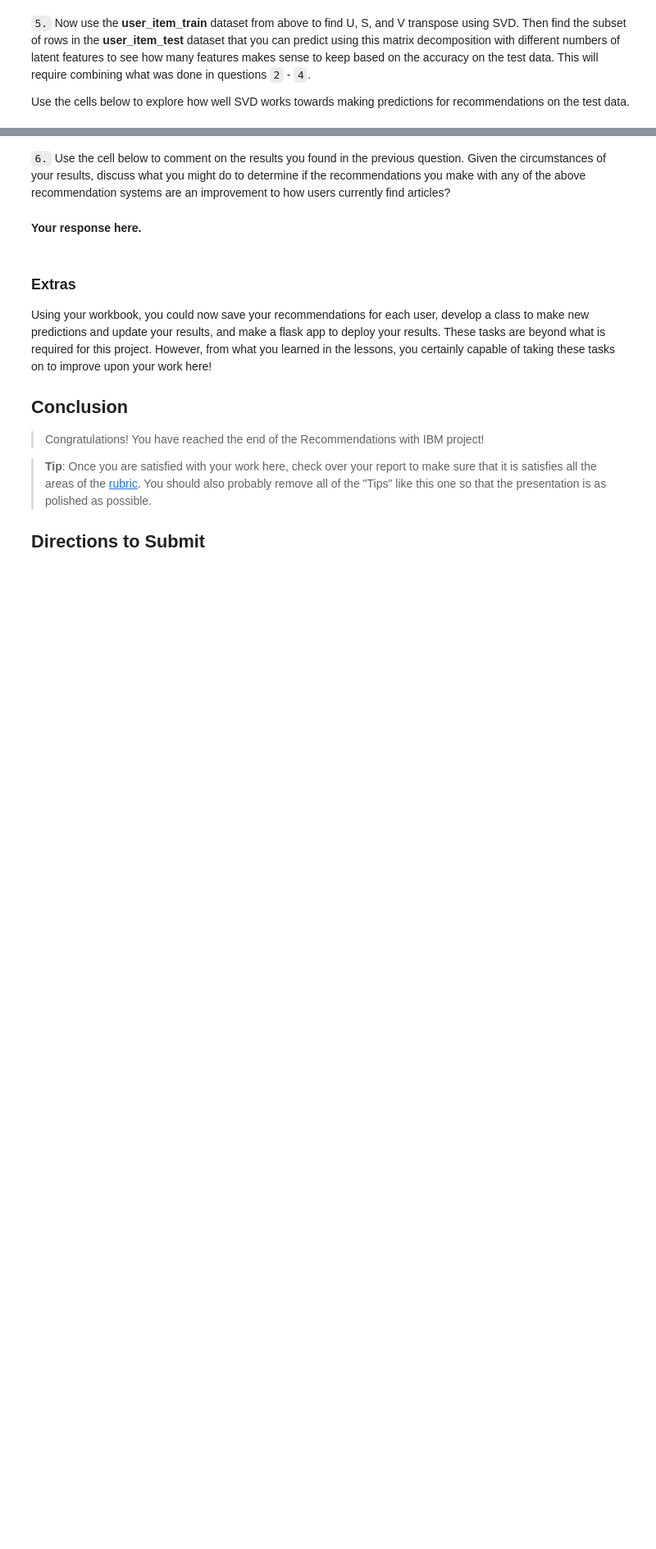
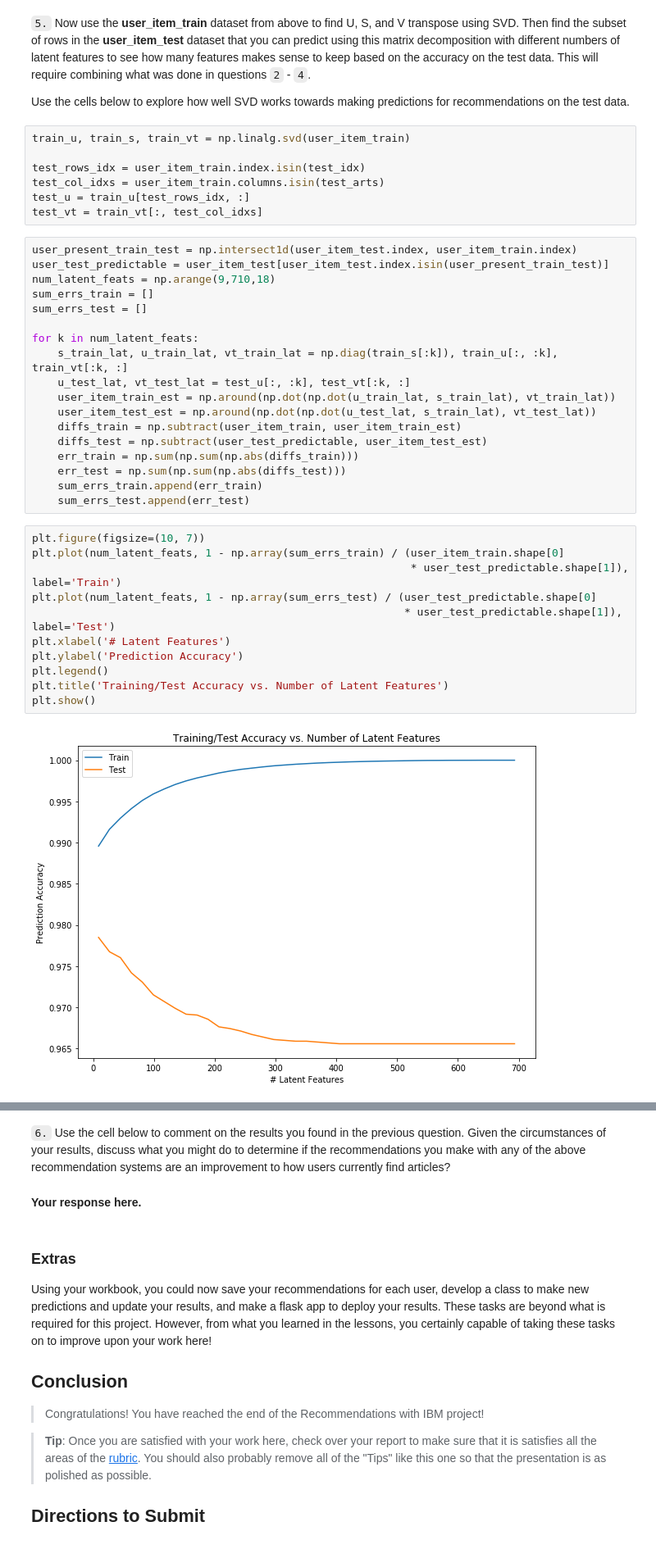
Before and after one commit to kangan28/project-5-Recommendation-with-IBM, a Jupyter notebook: Recommendations_with_IBM.ipynb, the cells around one changed output, grey strips where cells are left out. Shown at 82% size. Saved outputs shown, nothing was run; the diff lists cells and outputs as text; blank space fills up the shorter version.

```diff
--- a/Recommendations_with_IBM.ipynb
+++ b/Recommendations_with_IBM.ipynb
@@ -533,3 +550,41 @@ See the caveats in the documentation: http://pandas.pydata.org/pandas-docs/stabl
 `5.` Now use the **user_item_train** dataset from above to find U, S, and V transpose using SVD. Then find the subset of rows in the **user_item_test** dataset that you can predict using this matrix decomposition with different numbers of latent features to see how many features makes sense to keep based on the accuracy on the test data. This will require combining what was done in questions `2` - `4`.
 
 Use the cells below to explore how well SVD works towards making predictions for recommendations on the test data.
+# %%
+train_u, train_s, train_vt = np.linalg.svd(user_item_train)
+
+test_rows_idx = user_item_train.index.isin(test_idx)
+test_col_idxs = user_item_train.columns.isin(test_arts)
+test_u = train_u[test_rows_idx, :]
+test_vt = train_vt[:, test_col_idxs]
+# %%
+user_present_train_test = np.intersect1d(user_item_test.index, user_item_train.index)
+user_test_predictable = user_item_test[user_item_test.index.isin(user_present_train_test)]
+num_latent_feats = np.arange(9,710,18)
+sum_errs_train = []
+sum_errs_test = []
+
+for k in num_latent_feats:
+    s_train_lat, u_train_lat, vt_train_lat = np.diag(train_s[:k]), train_u[:, :k], train_vt[:k, :]
+    u_test_lat, vt_test_lat = test_u[:, :k], test_vt[:k, :]
+    user_item_train_est = np.around(np.dot(np.dot(u_train_lat, s_train_lat), vt_train_lat))
+    user_item_test_est = np.around(np.dot(np.dot(u_test_lat, s_train_lat), vt_test_lat))
+    diffs_train = np.subtract(user_item_train, user_item_train_est)
+    diffs_test = np.subtract(user_test_predictable, user_item_test_est)
+    err_train = np.sum(np.sum(np.abs(diffs_train)))
+    err_test = np.sum(np.sum(np.abs(diffs_test)))
+    sum_errs_train.append(err_train)
+    sum_errs_test.append(err_test)
+# %%
+plt.figure(figsize=(10, 7))
+plt.plot(num_latent_feats, 1 - np.array(sum_errs_train) / (user_item_train.shape[0]
+                                                           * user_test_predictable.shape[1]), label='Train')
+plt.plot(num_latent_feats, 1 - np.array(sum_errs_test) / (user_test_predictable.shape[0]
+                                                          * user_test_predictable.shape[1]), label='Test')
+plt.xlabel('# Latent Features')
+plt.ylabel('Prediction Accuracy')
+plt.legend()
+plt.title('Training/Test Accuracy vs. Number of Latent Features')
+plt.show()
+# %% [output]
+[figure, added]
```
Also changed, not shown: parts of 2 cells of this notebook.
